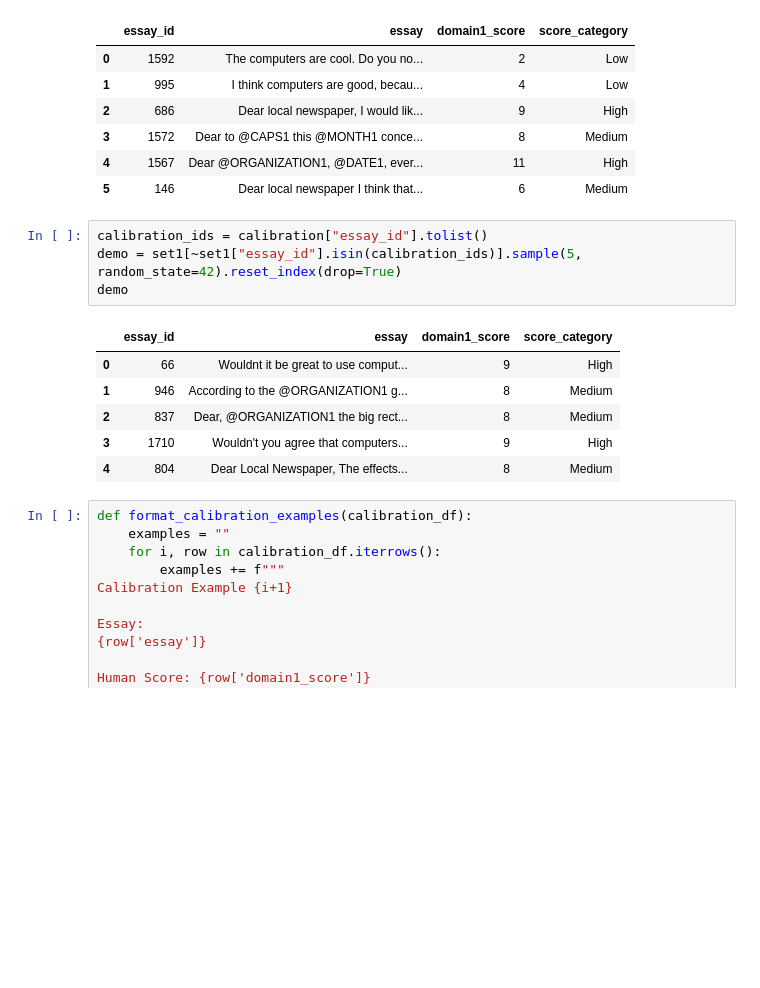
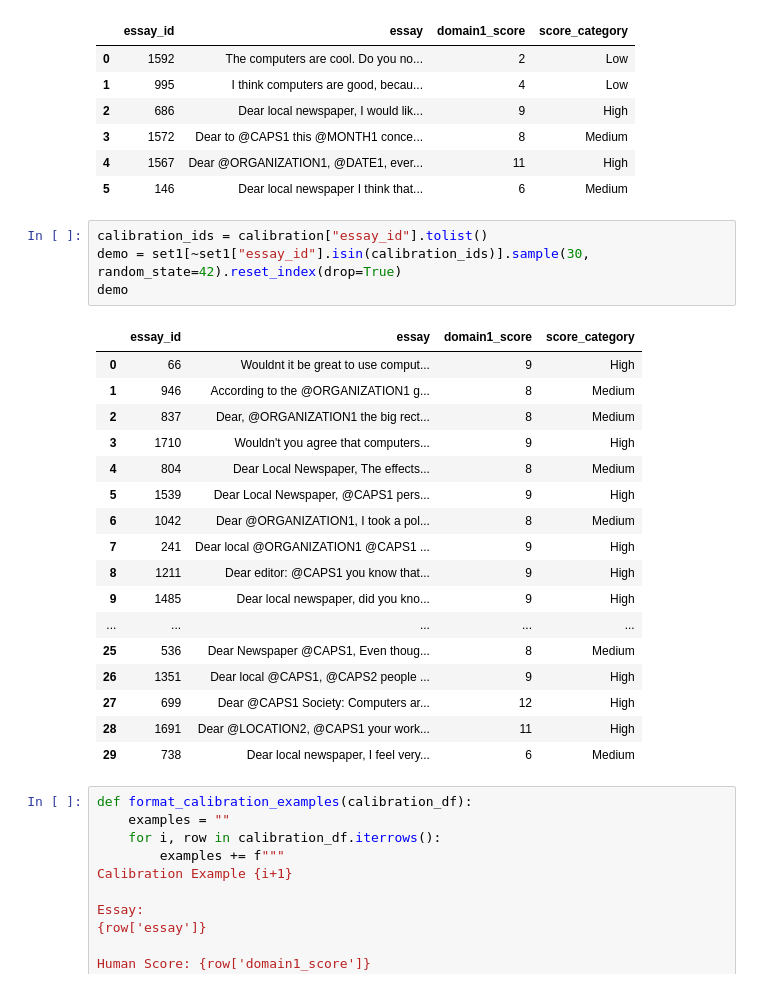
Before and after one commit to MalakSalehh/Thesis-datasets, a Jupyter notebook: FINAL.ipynb, the cells around one changed output. Saved outputs shown, nothing was run; the diff lists cells and outputs as text; blank space fills up the shorter version.

```diff
--- a/FINAL.ipynb
+++ b/FINAL.ipynb
@@ -90,15 +90,26 @@ calibration
 | 5 | 146 | Dear local newspaper I think that... | 6 | Medium |
 # %%
 calibration_ids = calibration["essay_id"].tolist()
-demo = set1[~set1["essay_id"].isin(calibration_ids)].sample(5, random_state=42).reset_index(drop=True)
+demo = set1[~set1["essay_id"].isin(calibration_ids)].sample(30, random_state=42).reset_index(drop=True)
 demo
 # %% [output]
 |  | essay_id | essay | domain1_score | score_category |
 | 0 | 66 | Wouldnt it be great to use comput... | 9 | High |
 | 1 | 946 | According to the @ORGANIZATION1 g... | 8 | Medium |
 | 2 | 837 | Dear, @ORGANIZATION1 the big rect... | 8 | Medium |
 | 3 | 1710 | Wouldn't you agree that computers... | 9 | High |
 | 4 | 804 | Dear Local Newspaper, The effects... | 8 | Medium |
+| 5 | 1539 | Dear Local Newspaper, @CAPS1 pers... | 9 | High |
+| 6 | 1042 | Dear @ORGANIZATION1, I took a pol... | 8 | Medium |
+| 7 | 241 | Dear local @ORGANIZATION1 @CAPS1 ... | 9 | High |
+| 8 | 1211 | Dear editor: @CAPS1 you know that... | 9 | High |
+| 9 | 1485 | Dear local newspaper, did you kno... | 9 | High |
+| ... | ... | ... | ... | ... |
+| 25 | 536 | Dear Newspaper @CAPS1, Even thoug... | 8 | Medium |
+| 26 | 1351 | Dear local @CAPS1, @CAPS2 people ... | 9 | High |
+| 27 | 699 | Dear @CAPS1 Society: Computers ar... | 12 | High |
+| 28 | 1691 | Dear @LOCATION2, @CAPS1 your work... | 11 | High |
+| 29 | 738 | Dear local newspaper, I feel very... | 6 | Medium |
 # %%
 def format_calibration_examples(calibration_df):
     examples = ""
```
Also changed, not shown: parts of 8 cells of this notebook.
